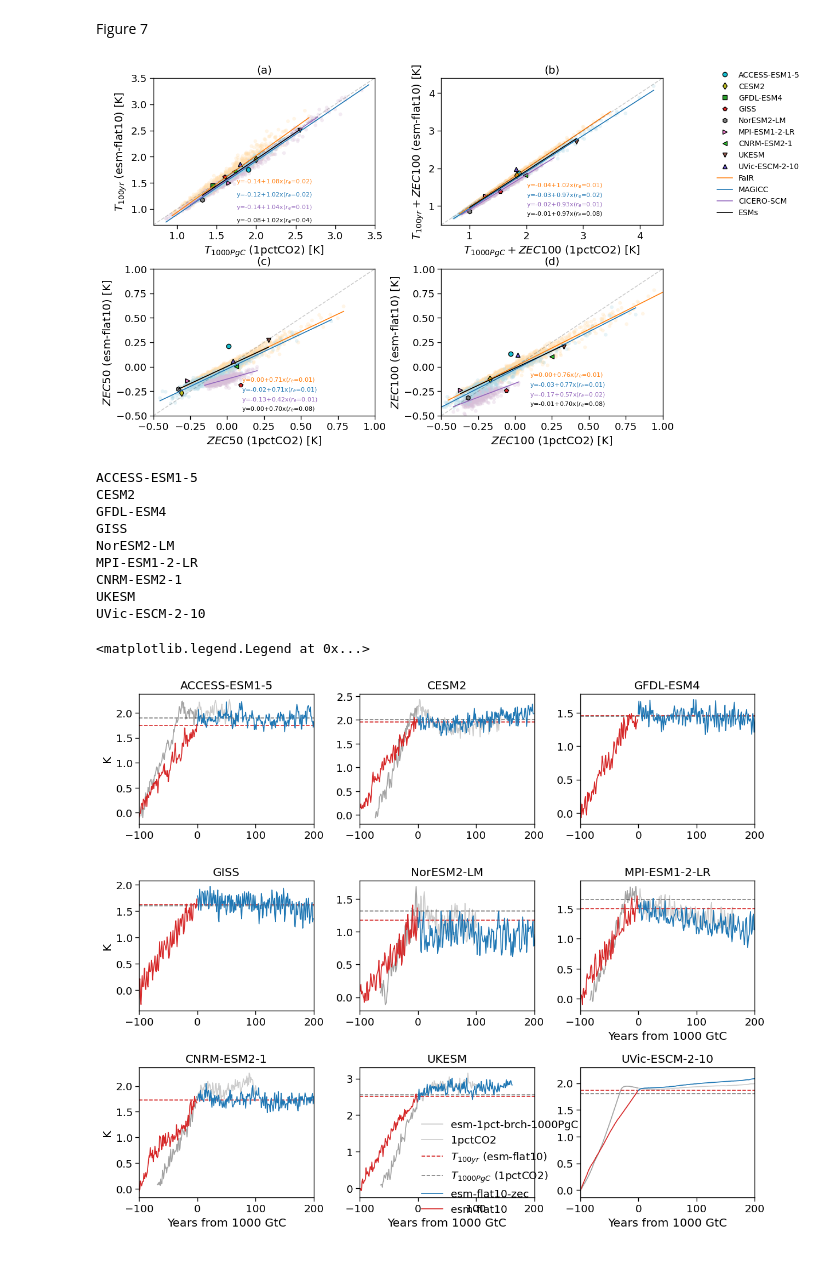
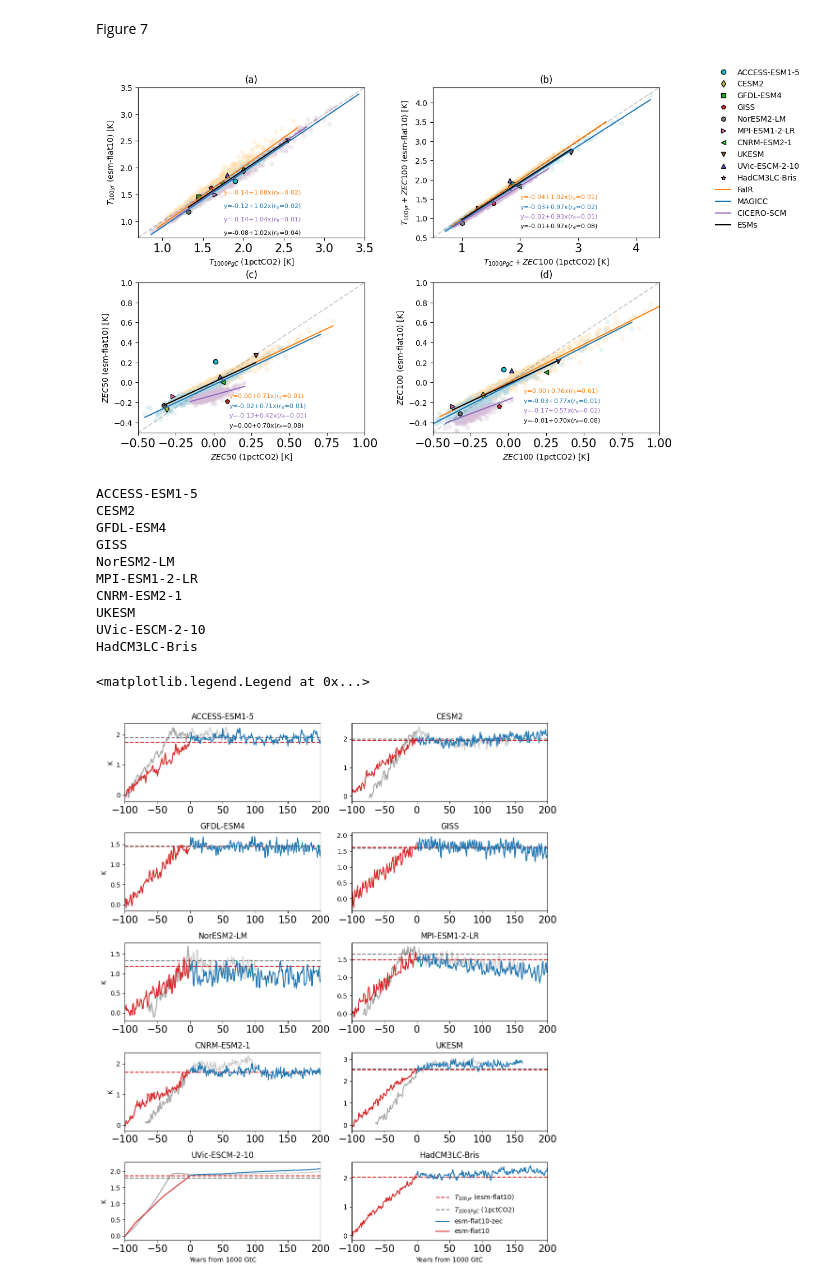
Before and after one commit to benmsanderson/esm-deck, a Jupyter notebook: flat10_figures_paper.ipynb, the cells around one changed output. Saved outputs shown, nothing was run; the diff lists cells and outputs as text; code cells hidden in the pictures.

Commit message:
Added HadCM3, recomputed NorESM & GFDL global avs

```diff
--- a/flat10_figures_paper.ipynb
+++ b/flat10_figures_paper.ipynb
@@ -972,5 +1090,5 @@ plt.savefig("images/flat10_ESM_results_carbon_fluxes.jpg", bbox_inches='tight')
 # %%
 #run plot_c4mip to recreate these csvs
 tas_1pct=pd.read_csv('c4mip_tas.csv',index_col=0)
-ce_1pct=pd.read_csv('c4mip_emis.csv',index_col=0)
+ce_1pct=pd.read_csv('c4mip_emis.csv',index_col=0,delimiter=';')
 mdls_1pct=ce_1pct.columns
@@ -1028,7 +1098,8 @@ ax=axes.flatten()
 
 for n,m in enumerate(mdls_1pct):
     mi=mdls.index(m)
-    ce_1pct[m].rolling(window=20,center=True).mean().plot(color=colors[n],ax=ax[0])
+    tmp=ce_1pct[m].rolling(window=20,center=True).mean()
+    ax[0].plot(tmp,color=colors[n])
     ytmp=np.argmax(ce_1pct[m].cumsum()>1000)
     ax[0].plot([ytmp],ce_1pct[m].rolling(window=20,center=True).mean().iloc[ytmp],marker='o',markerfacecolor=colors[n],markeredgecolor='k',label=m)
 
@@ -1120,7 +1191,7 @@ ax[5].set_ylabel('Airborne Fraction')
 ax[5].set_title('(f) esm-flat10')
 ax[5].set_xlabel('Year')
 
-ax[5].legend()
+ax[5].legend(frameon=False, prop={'size': 8}, bbox_to_anchor=(1.1, 0.69))
 ax[5].grid()
 plt.tight_layout()
 # %% [output]
@@ -1258,12 +1329,12 @@ ESM table
 # %%
 
 df_zec_1pct=pd.DataFrame()
-data = {'Name': ['ACCESS-ESM1-5','CESM2','GFDL-ESM4','GISS','NorESM2-LM','MPI-ESM1-2-LR','CNRM-CM6-1','UKESM', 'UVic-ESCM-2-10'],
-        'TCRE': [1.9,2.0,1.45,1.6,1.32,1.65,1.73,2.55,1.8],
+data = {'Name': ['ACCESS-ESM1-5','CESM2','GFDL-ESM4','GISS','NorESM2-LM','MPI-ESM1-2-LR','CNRM-CM6-1','UKESM', 'UVic-ESCM-2-10','HadCM3LC-Bris'],
+        'TCRE': [1.9,2.0,1.45,1.6,1.32,1.65,1.73,2.55,1.8,np.nan],
       #  'TCR':[1.9,2.0,1.2,np.NaN,1.32,1.65,1.84],
       #  'CUMEM':[1064,1073,1066,np.NaN,1075,1127,1124],
-        'ZEC50':[0.01,-.31,np.NaN,0.09,-.33,-.27,0.06,0.28,0.04],
-        'ZEC100':[-0.03,-.17,np.NaN,-0.06,-.32,-.37,0.25,0.33,0.02]}
+        'ZEC50':[0.01,-.31,np.NaN,0.09,-.33,-.27,0.06,0.28,0.04,np.nan],
+        'ZEC100':[-0.03,-.17,np.NaN,-0.06,-.32,-.37,0.25,0.33,0.02,np.nan]}
 df_zec_1pct = pd.DataFrame(data)
 df_zec_1pct
 df_zec_1pct.set_index('Name')
@@ -1487,7 +1560,7 @@ fig.subplots_adjust(wspace=0.3, hspace=0.6)
 # %% [markdown]
 Figure 7
 # %%
-shp=['o','d','s','p','h','>','<','v','^']
+shp=['o','d','s','p','h','>','<','v','^','*']
 
 fig = plt.figure(figsize=[12,8])
 
@@ -1724,7 +1797,7 @@ fig.subplots_adjust(wspace=0.3, hspace=0.3)
 plt.savefig("images/flat10_SCM_ESM_metric_correlations.pdf", bbox_inches='tight')
 plt.savefig("images/flat10_SCM_ESM_metric_correlations.jpg", bbox_inches='tight')
 # %% [output]
-[figure, old version]
+[figure, new version]
 # %%
 #run plot_c4mip to recreate these csvs
 tas_zecmip=pd.read_csv('zecmip_tas.csv',index_col=0)
@@ -1732,7 +1805,7 @@ ce_zecmip=pd.read_csv('zecmip_emis.csv',index_col=0)
 mdls_zecmip=ce_zecmip.columns
 yr1000=(ce_zecmip.cumsum()>999).idxmax()
 # %%
-fig, axes = plt.subplots(3,3,figsize=(12, 10))
+fig, axes = plt.subplots(5,2,figsize=(10, 12))
 axes=axes.flatten()
 
 for i,m in enumerate(mdls):
@@ -1743,34 +1816,35 @@ for i,m in enumerate(mdls):
         mz=np.nan
     if ~np.isnan(mz)>0:
         axes[i].plot(tas_zecmip.index-yr1000[mz],tas_zecmip.iloc[:,mz],'-',color='k',alpha=0.2,label='esm-1pct-brch-1000PgC')
         axes[i].plot(tas_zecmip[:(int(yr1000[mz])-1)].index-yr1000[mz],tas_zecmip.iloc[:int(yr1000[mz]),mz],'-',color='k',alpha=0.2,label='1pctCO2')
     axes[i].axhline(esm_metrics_flat10.loc[m,'tcre'],color='tab:red',linestyle='--',label='$T_{100yr}$ (esm-flat10)')
     tmp=df_zec_1pct.loc[df_zec_1pct['Name'] == m]['TCRE']
     if len(tmp)>0:
       axes[i].axhline(tmp.iloc[0],color='k',linestyle='--',alpha=0.5, label='$T_{1000PgC}$ (1pctCO2)')
 
 
     cn0=ed[m]['flat10']['tas'][:20].mean()-(ed[m]['flat10']['tas'][10:30:1].mean()-ed[m]['flat10']['tas'][:20].mean())
 
     axes[i].plot(ed[m]['flat10-zec']['year'][100:]-ed[m]['flat10-zec']['year'][0]-100,ed[m]['flat10-zec']['tas'][100:]-cn0,'tab:blue',label='esm-flat10-zec')
     axes[i].plot(ed[m]['flat10-zec']['year'][:100]-ed[m]['flat10-zec']['year'][0]-100,ed[m]['flat10-zec']['tas'][0:100]-cn0,'tab:red',label='esm-flat10')
     axes[i].set_xlim(-100,200)
     axes[i].set_title(m)
-    if i in [0,3,6]:
+    if i in [0,2,4,6,8]:
         axes[i].set_ylabel('K')
-    if i in [5,6,7,8]:
+    if i in [8,9]:
         axes[i].set_xlabel('Years from 1000 GtC')
 plt.tight_layout()
-axes[7].legend(frameon=False, loc="upper left", bbox_to_anchor=(.3, 0.67))
+axes[9].legend(frameon=False, loc="upper left", bbox_to_anchor=(0.4, 0.67))
 # %% [output]
 ACCESS-ESM1-5
 CESM2
 GFDL-ESM4
 GISS
 NorESM2-LM
 MPI-ESM1-2-LR
 CNRM-ESM2-1
 UKESM
 UVic-ESCM-2-10
+HadCM3LC-Bris
 <matplotlib.legend.Legend at 0x...>
-[figure, old version]
+[figure, new version]
```
Also changed, not shown: parts of 19 cells of this notebook, 44 other files.
